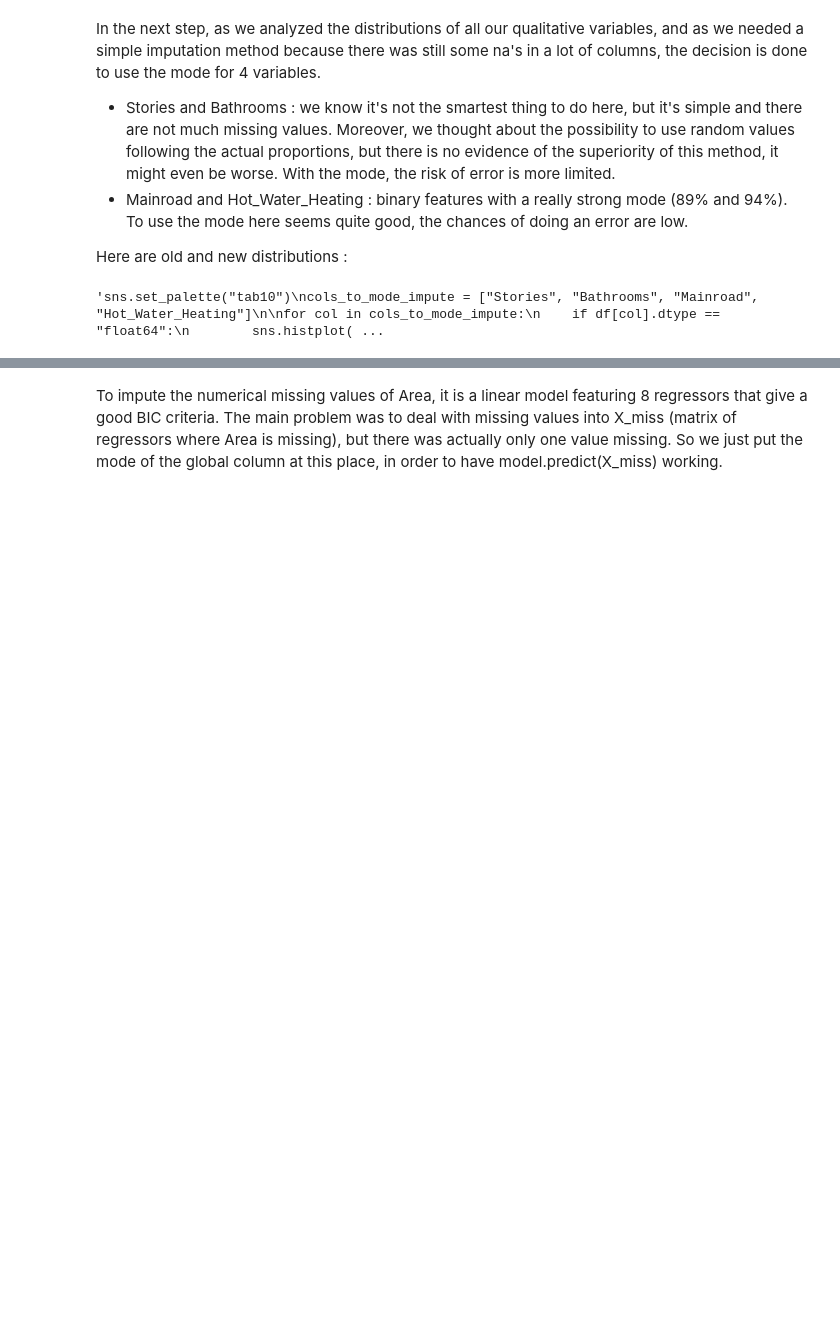
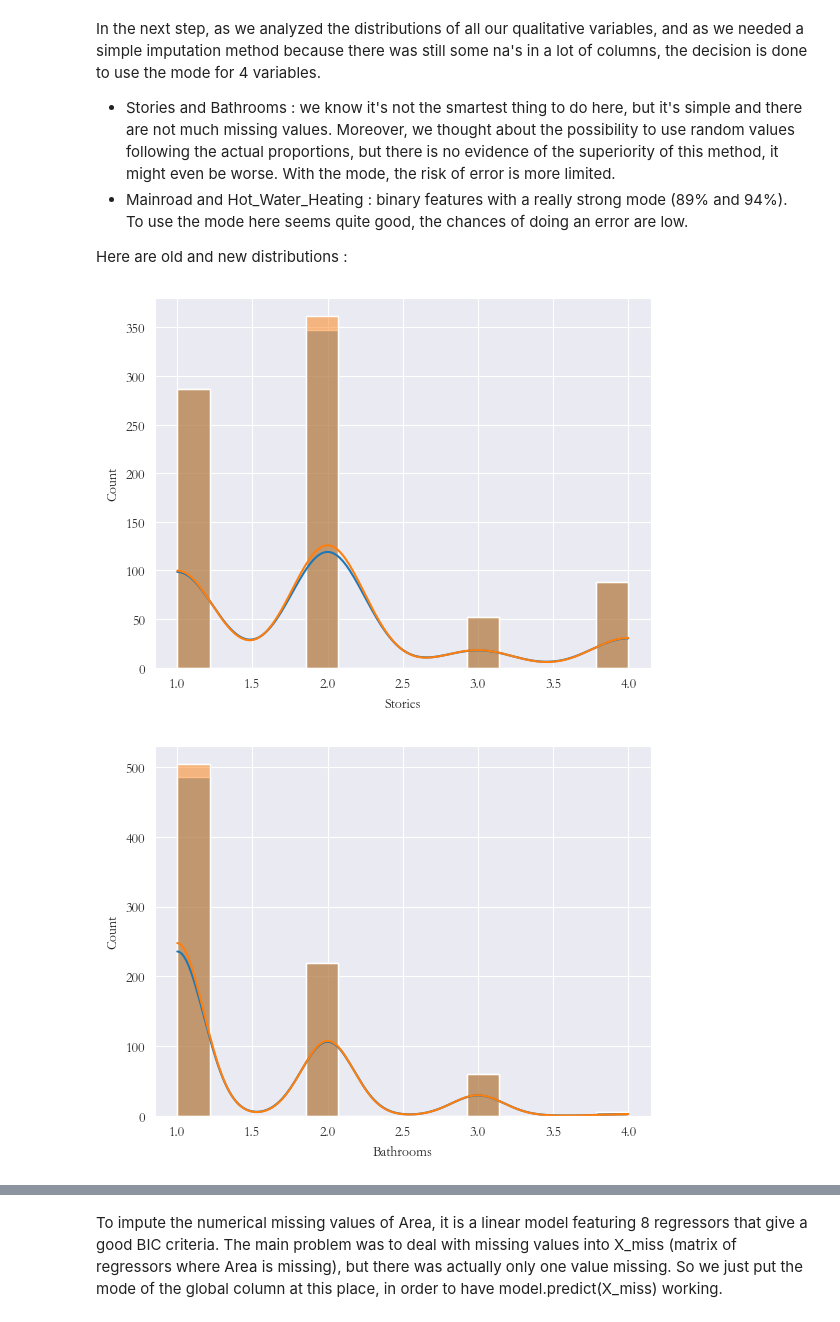
Before and after one commit to ThibaudGENEL/HousingPrice, a Jupyter notebook: notebook.ipynb, the cells around one changed output, grey strips where cells are left out. Cells and saved outputs as stored; diff of their text form; code cells hidden in the pictures; blank space fills up the shorter version.

```diff
--- a/notebook.ipynb
+++ b/notebook.ipynb
@@ -205,17 +211,18 @@ In the next step, as we analyzed the distributions of all our qualitative variab
 
 Here are old and new distributions :
 # %%
-"""sns.set_palette("tab10")
+sns.set_palette("tab10")
 cols_to_mode_impute = ["Stories", "Bathrooms", "Mainroad", "Hot_Water_Heating"]
 
 for col in cols_to_mode_impute:
     if df[col].dtype == "float64":
         sns.histplot(df[col], kde= True)
         sns.histplot(imputed_df[col], kde= True)
         plt.show()
     else :
         sns.histplot(df[col].astype("string"))
         sns.histplot(imputed_df[col].astype("string"))
-        plt.show()    """
+        plt.show()
 # %% [output]
-'sns.set_palette("tab10")\ncols_to_mode_impute = ["Stories", "Bathrooms", "Mainroad", "Hot_Water_Heating"]\n\nfor col in cols_to_mode_impute:\n    if df[col].dtype == "float64":\n        sns.histplot( ...
+[figure, added]
+[figure, added]
```
Also changed, not shown: parts of 22 cells of this notebook.
